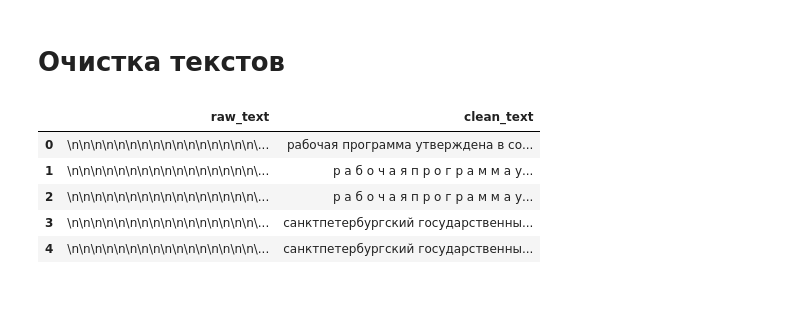
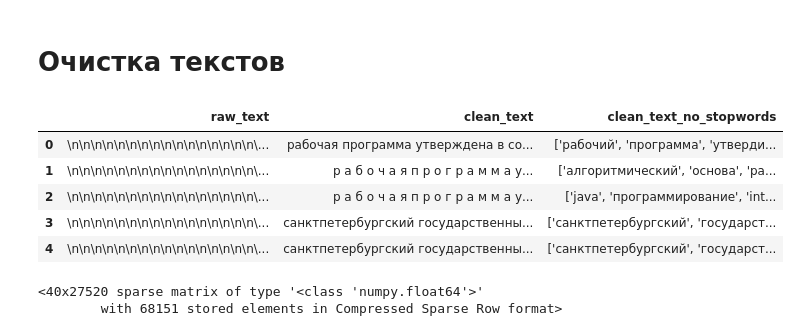
Before and after one commit to kukarkinmm/professional_standards, a Jupyter notebook: document_vectorization.ipynb, the cells around one changed output. Saved outputs shown, nothing was run; the diff lists cells and outputs as text; code cells hidden in the pictures; blank space fills up the shorter version.

Commit message:
Lemmatized and vectorized text using TfidfVectorizer

```diff
--- a/document_vectorization.ipynb
+++ b/document_vectorization.ipynb
@@ -46,7 +65,7 @@ print(text)
 # %% [markdown]
 Получение текстов из документов
 # %%
-RPD_texts = extract_text_from_pdfs_recursively('/content/drive/My Drive/Magistracy_SPbU/3_semester/Study_practice/RPD')
+RPD_texts = pr.extract_text_from_pdfs_recursively('/content/drive/My Drive/Magistracy_SPbU/3_semester/Study_practice/RPD')
 # %% [output]
 Processing /content/drive/My Drive/Magistracy_SPbU/3_semester/Study_practice/RPD/5503_database_techologies_2019/001119_НИПрактика_5503.pdf
 Processing /content/drive/My Drive/Magistracy_SPbU/3_semester/Study_practice/RPD/5503_database_techologies_2019/001112_Алгоритмические основы распознавания изображения_2018.pdf
@@ -96,11 +115,19 @@ df['raw_text'][0]
 # Очистка текстов
 # %%
 df['clean_text'] = df['raw_text'].apply(pr.clean_text)
+df['clean_text_no_stopwords'] = df['clean_text'].apply(pr.stop_words_remove)
 df.head()
 # %% [output]
-|  | raw_text | clean_text |
-| 0 | \n\n\n\n\n\n\n\n\n\n\n\n\n\n\n\n\... | рабочая программа утверждена в со... |
-| 1 | \n\n\n\n\n\n\n\n\n\n\n\n\n\n\n\n\... | р а б о ч а я п р о г р а м м а у... |
-| 2 | \n\n\n\n\n\n\n\n\n\n\n\n\n\n\n\n\... | р а б о ч а я п р о г р а м м а у... |
-| 3 | \n\n\n\n\n\n\n\n\n\n\n\n\n\n\n\n\... | санктпетербургский государственны... |
-| 4 | \n\n\n\n\n\n\n\n\n\n\n\n\n\n\n\n\... | санктпетербургский государственны... |
+|  | raw_text | clean_text | clean_text_no_stopwords |
+| 0 | \n\n\n\n\n\n\n\n\n\n\n\n\n\n\n\n\... | рабочая программа утверждена в со... | ['рабочий', 'программа', 'утверди... |
+| 1 | \n\n\n\n\n\n\n\n\n\n\n\n\n\n\n\n\... | р а б о ч а я п р о г р а м м а у... | ['алгоритмический', 'основа', 'ра... |
+| 2 | \n\n\n\n\n\n\n\n\n\n\n\n\n\n\n\n\... | р а б о ч а я п р о г р а м м а у... | ['java', 'программирование', 'int... |
+| 3 | \n\n\n\n\n\n\n\n\n\n\n\n\n\n\n\n\... | санктпетербургский государственны... | ['санктпетербургский', 'государст... |
+| 4 | \n\n\n\n\n\n\n\n\n\n\n\n\n\n\n\n\... | санктпетербургский государственны... | ['санктпетербургский', 'государст... |
+# %%
+tfidf = TfidfVectorizer(max_features=50000, ngram_range=(1, 2))
+Vectorized_text = tfidf.fit_transform(df.clean_text_no_stopwords)
+Vectorized_text
+# %% [output]
+<40x27520 sparse matrix of type '<class 'numpy.float64'>'
+        with 68151 stored elements in Compressed Sparse Row format>
```
Also changed, not shown: parts of 5 cells of this notebook.
